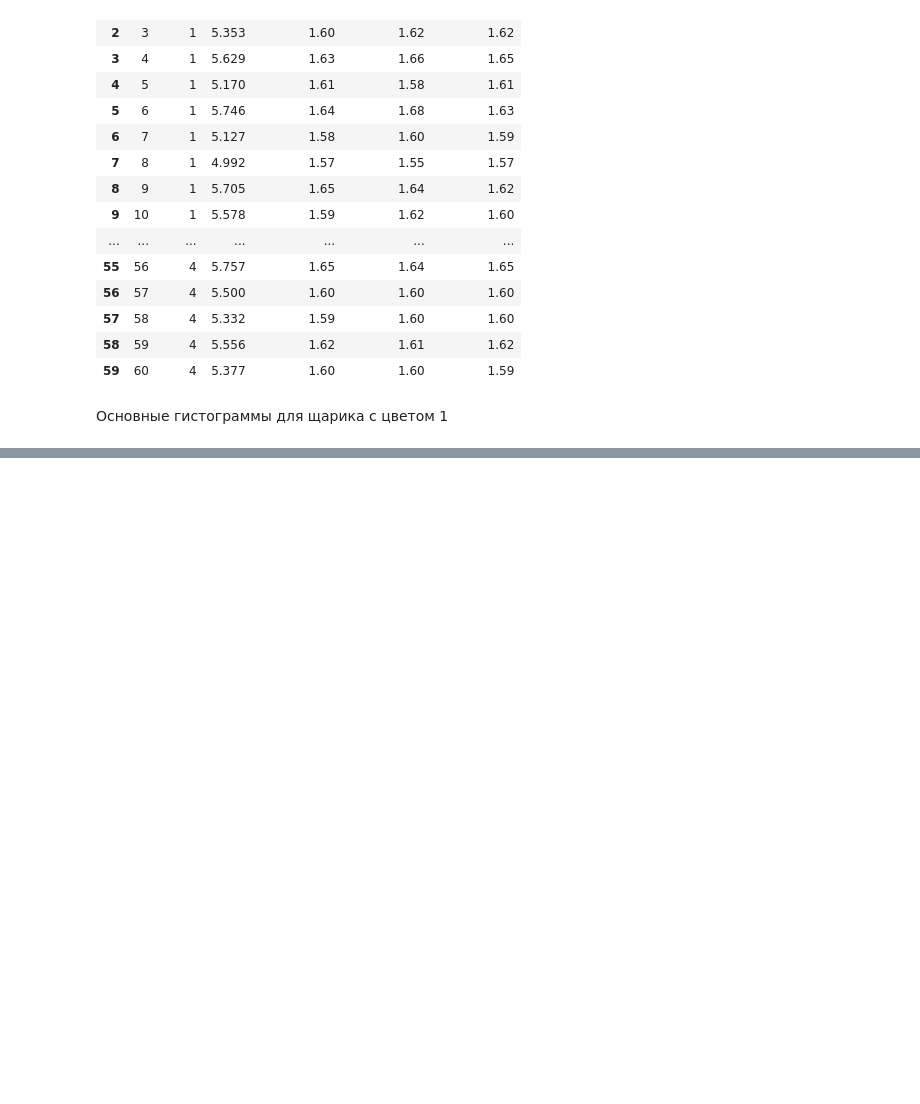
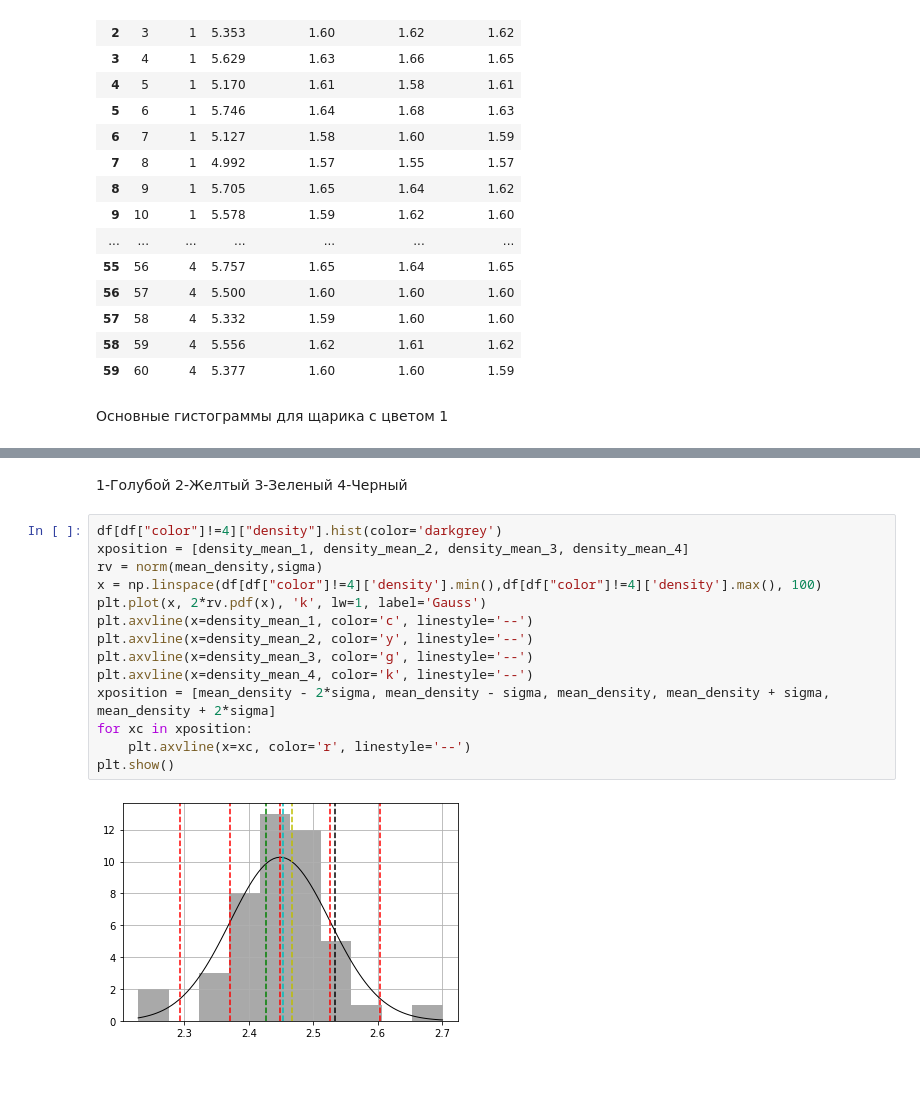
Before and after one commit to tigleonid/HSE_physlabs_2021, a Jupyter notebook: lab_1/lab_1.ipynb, the cells around one changed output, grey strips where cells are left out. Drawn from its saved outputs; the diff is of its cells as text; blank space fills up the shorter version.

```diff
--- a/lab_1/lab_1.ipynb
+++ b/lab_1/lab_1.ipynb
@@ -62,0 +95,23 @@ plt.show()
+# %% [markdown]
+1-Голубой
+2-Желтый
+3-Зеленый
+4-Черный
+# %%
+df[df["color"]!=4]["density"].hist(color='darkgrey')
+xposition = [density_mean_1, density_mean_2, density_mean_3, density_mean_4]
+rv = norm(mean_density,sigma)
+x = np.linspace(df[df["color"]!=4]['density'].min(),df[df["color"]!=4]['density'].max(), 100)
+plt.plot(x, 2*rv.pdf(x), 'k', lw=1, label='Gauss')
+plt.axvline(x=density_mean_1, color='c', linestyle='--')
+plt.axvline(x=density_mean_2, color='y', linestyle='--')
+plt.axvline(x=density_mean_3, color='g', linestyle='--')
+plt.axvline(x=density_mean_4, color='k', linestyle='--')
+xposition = [mean_density - 2*sigma, mean_density - sigma, mean_density, mean_density + sigma, mean_density + 2*sigma]
+for xc in xposition:
+    plt.axvline(x=xc, color='r', linestyle='--')
+plt.show()
+# %% [output]
+[figure, added]
+# %% [markdown]
+##
```
Also changed, not shown: parts of 11 cells of this notebook, 1 other file.
